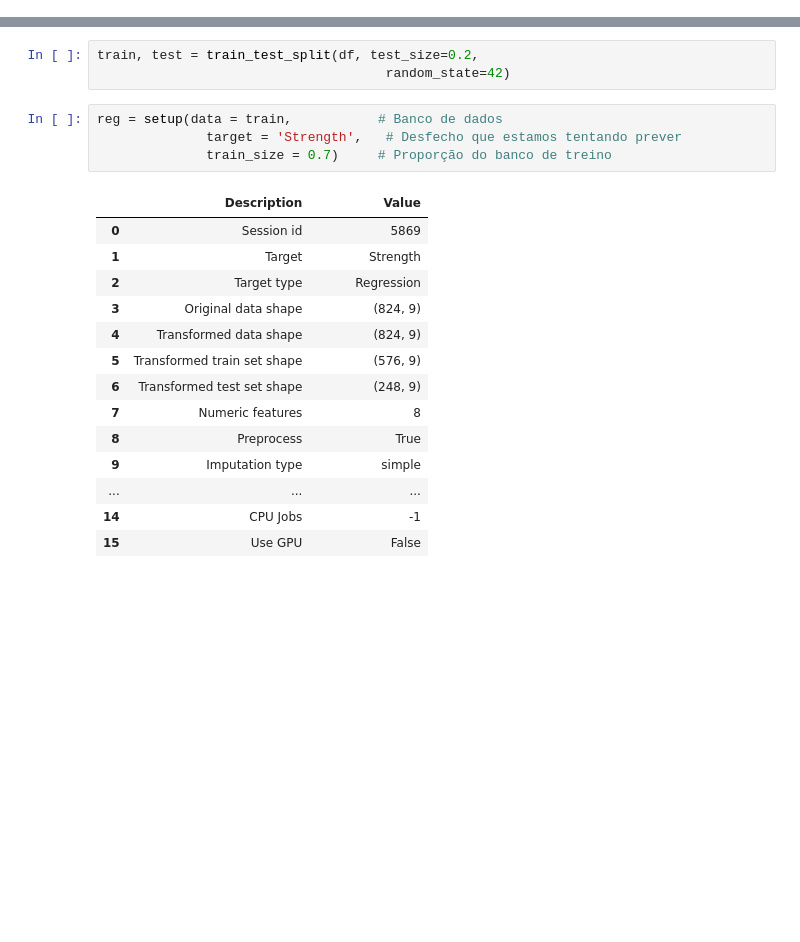
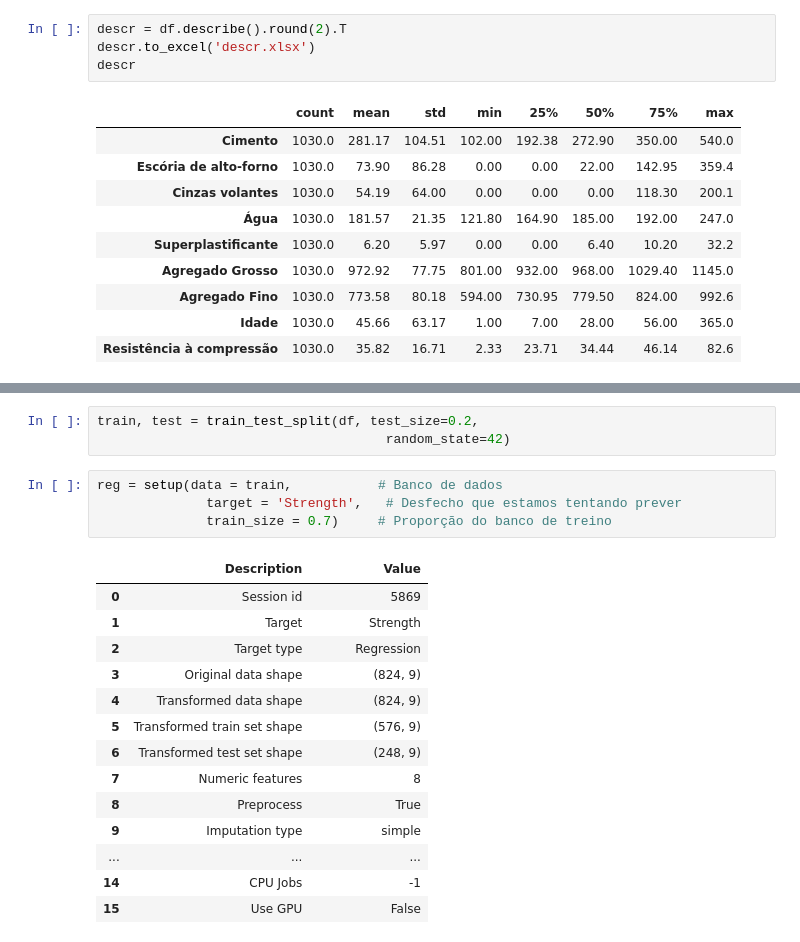
Before and after one commit to viniciusgomesbatista/MaterialsScience, a Jupyter notebook: Concrete_PyCaret.ipynb, the cells around one changed output, grey strips where cells are left out. Cells and saved outputs as stored; diff of their text form; blank space fills up the shorter version.

```diff
--- a/Concrete_PyCaret.ipynb
+++ b/Concrete_PyCaret.ipynb
@@ -18 +64,16 @@ df = pd.read_csv('/content/drive/MyDrive/Estudos/Pós Graduação/concrete_da
+# %%
+descr = df.describe().round(2).T
+descr.to_excel('descr.xlsx')
+descr
+# %% [output]
+|  | count | mean | std | min | 25% | 50% | 75% | max |
+| Cimento | 1030.0 | 281.17 | 104.51 | 102.00 | 192.38 | 272.90 | 350.00 | 540.0 |
+| Escória de alto-forno | 1030.0 | 73.90 | 86.28 | 0.00 | 0.00 | 22.00 | 142.95 | 359.4 |
+| Cinzas volantes | 1030.0 | 54.19 | 64.00 | 0.00 | 0.00 | 0.00 | 118.30 | 200.1 |
+| Água | 1030.0 | 181.57 | 21.35 | 121.80 | 164.90 | 185.00 | 192.00 | 247.0 |
+| Superplastificante | 1030.0 | 6.20 | 5.97 | 0.00 | 0.00 | 6.40 | 10.20 | 32.2 |
+| Agregado Grosso | 1030.0 | 972.92 | 77.75 | 801.00 | 932.00 | 968.00 | 1029.40 | 1145.0 |
+| Agregado Fino | 1030.0 | 773.58 | 80.18 | 594.00 | 730.95 | 779.50 | 824.00 | 992.6 |
+| Idade | 1030.0 | 45.66 | 63.17 | 1.00 | 7.00 | 28.00 | 56.00 | 365.0 |
+| Resistência à compressão | 1030.0 | 35.82 | 16.71 | 2.33 | 23.71 | 34.44 | 46.14 | 82.6 |
 # %%
```
Also changed, not shown: parts of 13 cells of this notebook.
